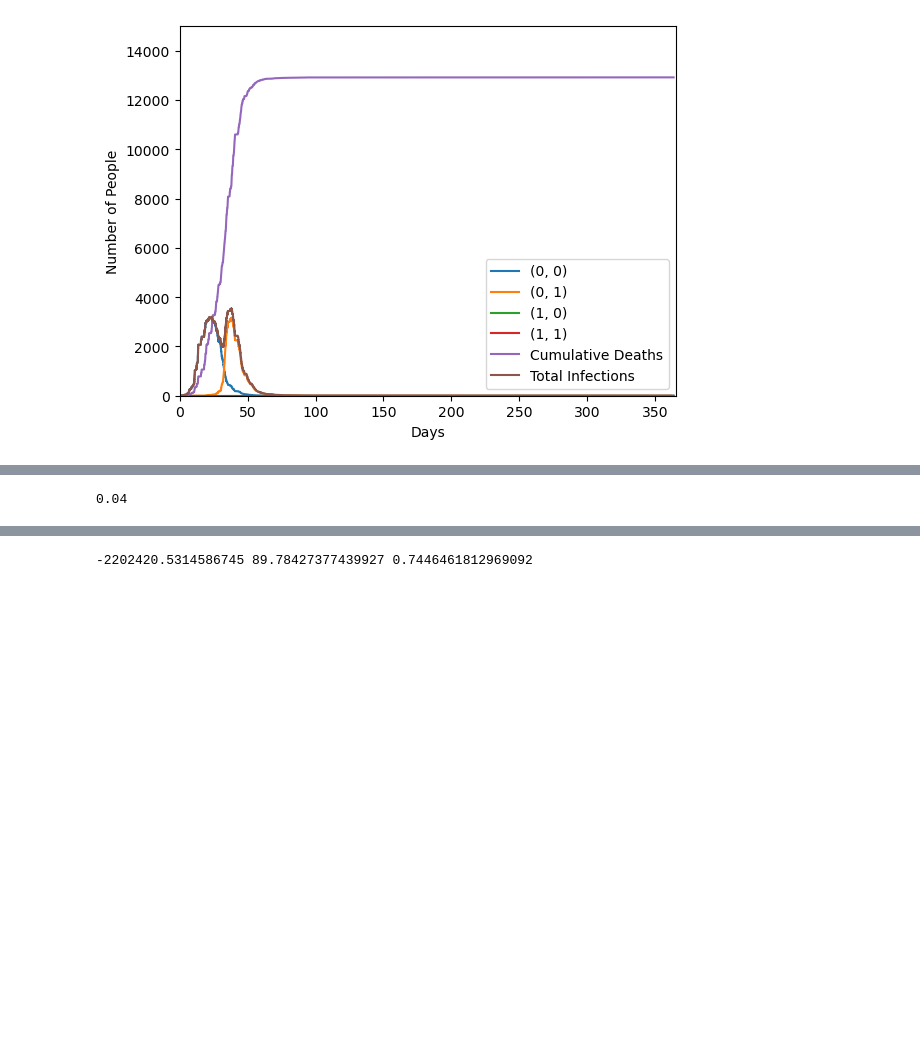
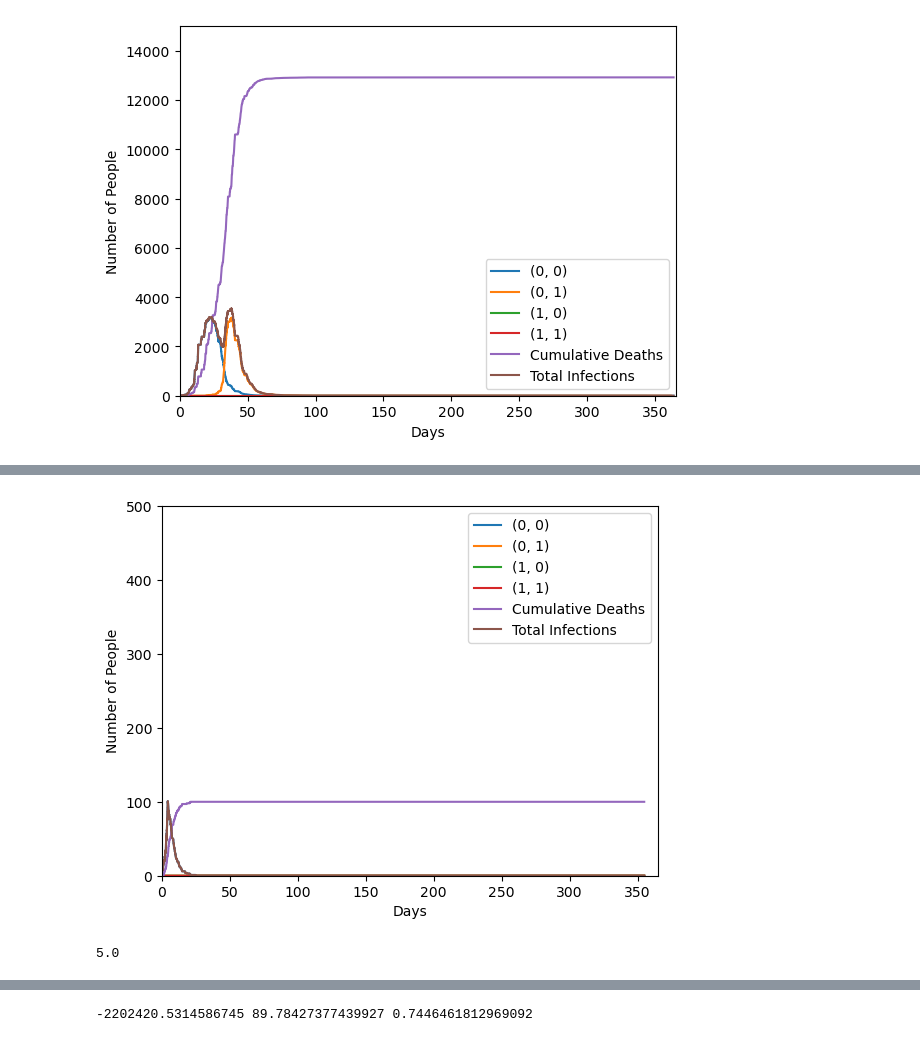
Before and after one commit to ScottBlyth/SIRD_Model, a Jupyter notebook: plots.ipynb, the cells around one changed output, grey strips where cells are left out. Cells and saved outputs as stored; diff of their text form; code cells hidden in the pictures; blank space fills up the shorter version.

```diff
--- a/plots.ipynb
+++ b/plots.ipynb
@@ -296,7 +305,17 @@ plot_grid_curves(grid, 500)
+# %%
+np.random.seed(100)
+random.seed(100)
+countries,grid = create_grid(default, 0.001, (2,2), True, lockdown=True, lockdown_threshold=0.01, lifiting_threshold=0.0001)
+grid[0][0].current[1] = 5
+w = World(countries)
+gillespie(w, 0,  t_max=365, max_iter=3*10**5)
+plot_grid_curves(grid, 500)
+# %% [output]
+[figure, added]
 # %%
-400/10000
+0.0005*10000
 # %% [output]
-0.04
+5.0
 # %%
 diseases = []
 np.random.seed(100)
```
Also changed, not shown: parts of 9 cells of this notebook, 5 other files.
